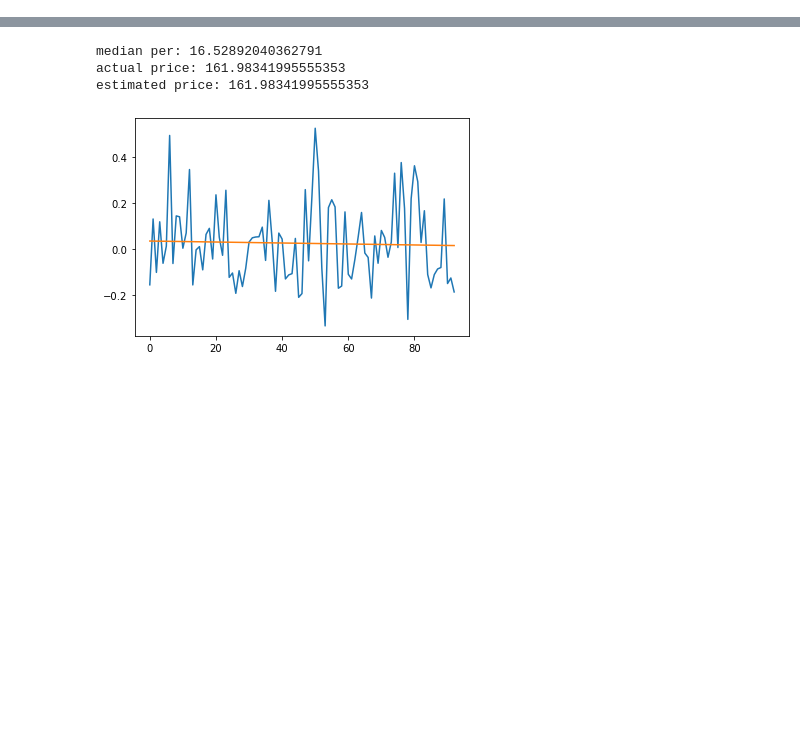
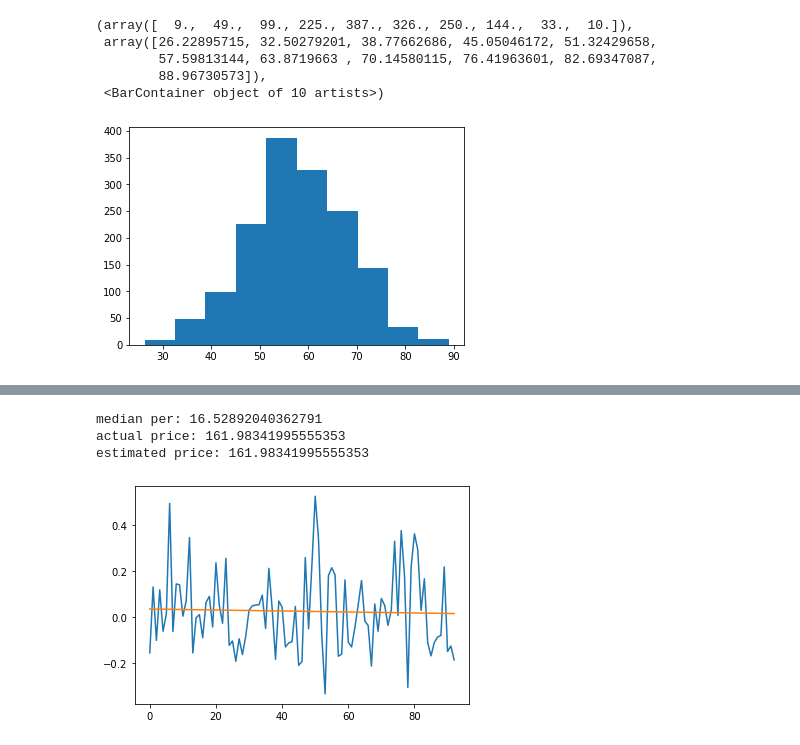
Before and after one commit to shcy1308/Stock-Analysis, a Jupyter notebook: single stock analysis.ipynb, the cells around one changed output, grey strips where cells are left out. Saved outputs shown, nothing was run; the diff lists cells and outputs as text; code cells hidden in the pictures; blank space fills up the shorter version.

```diff
--- a/single stock analysis.ipynb
+++ b/single stock analysis.ipynb
@@ -217,3 +271,13 @@ fig.show()
+# %%
+####### analysis for RSI
+plt.hist(rsi)
+# %% [output]
+(array([  9.,  49.,  99., 225., 387., 326., 250., 144.,  33.,  10.]),
+ array([26.22895715, 32.50279201, 38.77662686, 45.05046172, 51.32429658,
+        57.59813144, 63.8719663 , 70.14580115, 76.41963601, 82.69347087,
+        88.96730573]),
+ <BarContainer object of 10 artists>)
+[figure, added]
 # %%
 ##################### historical PE ratio #####################
 ## eps
```
Also changed, not shown: parts of 9 cells of this notebook.
